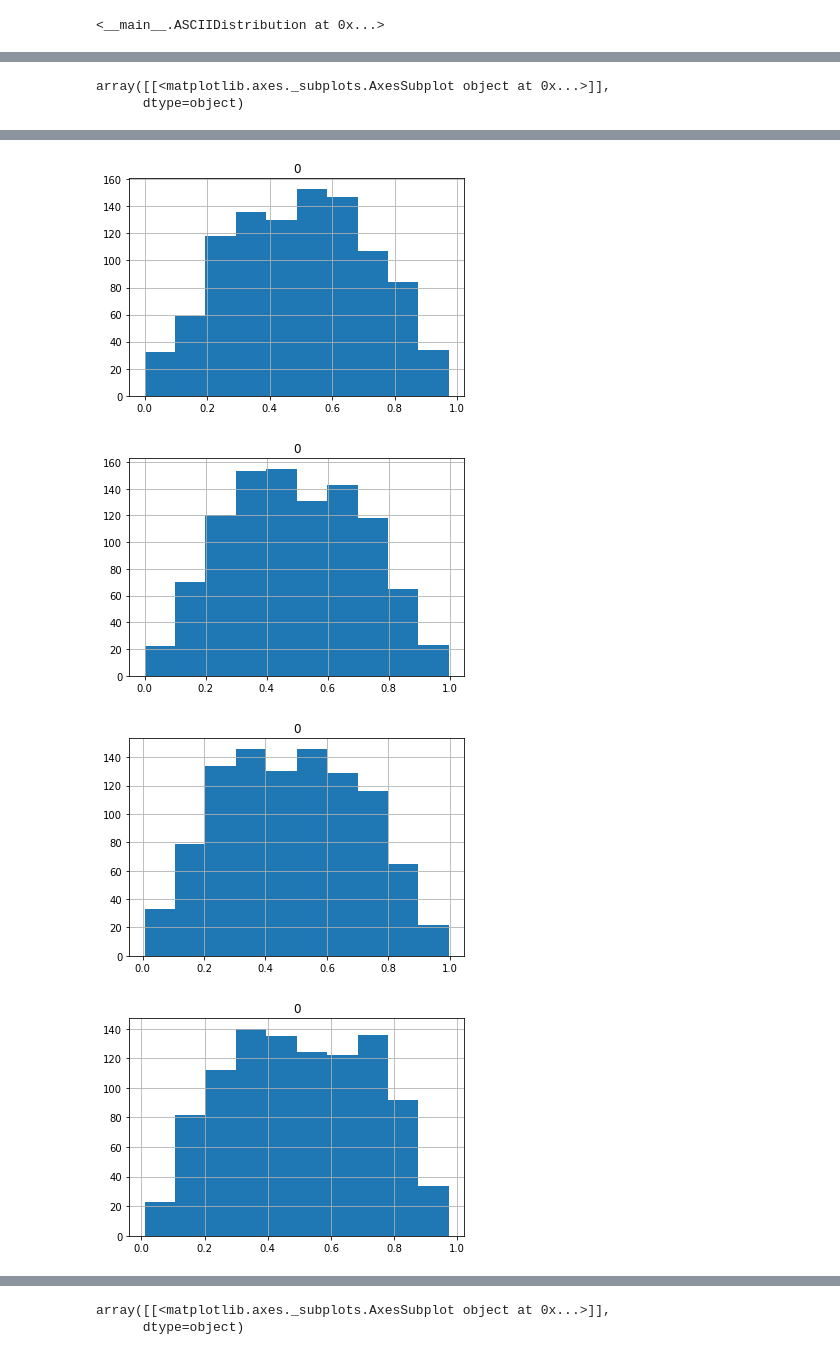
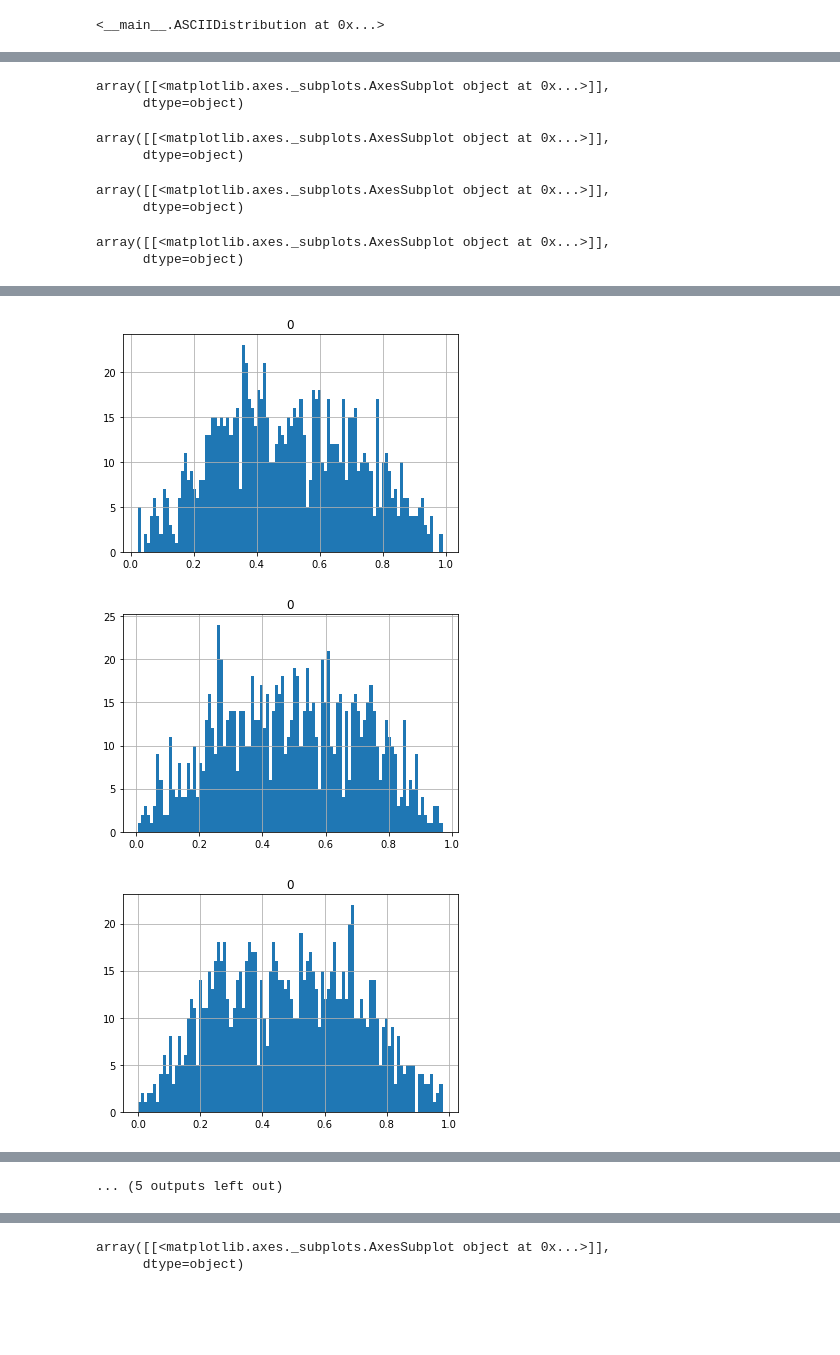
Before and after one commit to cab938/ascii_dist, a Jupyter notebook: ascii_dist.ipynb, the cells around one changed output, grey strips where cells are left out. Drawn from its saved outputs; the diff is of its cells as text; code cells hidden in the pictures; blank space fills up the shorter version.

Commit message:
now with more frequency!

```diff
--- a/ascii_dist.ipynb
+++ b/ascii_dist.ipynb
@@ -32,7 +32,7 @@ from zipfile import ZipFile
 class ASCIIDistribution:
     """Represents a probability distribution based on an ASCII diagram"""
 
-    def __init__(self, ascii_data):
+    def __init__(self, ascii_data, frequency='1S'):
         self.df = None
 
         # TODO: figure out how big the canvas should be from the size of the text entered
@@ -72,7 +72,7 @@ class ASCIIDistribution:
         pixels=pixels[~pixels.isna()]
         # add back in gaps as nans by resampling to a secon frequency
         pixels.index=pd.to_datetime(pixels.index,unit='s')
-        pixels=pixels.resample('1s').asfreq()
+        pixels=pixels.resample(frequency).asfreq()
 
         # interpolate to make distribution continuous
         pixels=pixels.interpolate(limit_direction="both")
@@ -109,4 +113,5 @@ class ASCIIDistribution:
 # %%
+%%timeit
 s=r'''
    _____
   /     \
@@ -114,8 +119,8 @@ s=r'''
 /         \ '''
 
 x=ASCIIDistribution(s)
-for j in range(0,5):
-    display(pd.DataFrame([x.sample() for i in range(0,1000)]).hist(bins=10))
+#for j in range(0,5):
+display(pd.DataFrame([x.sample() for i in range(0,1000)]).hist(bins=100))
 # %% [output]
 array([[<matplotlib.axes._subplots.AxesSubplot object at 0x...>]],
       dtype=object)
@@ -127,3 +132,9 @@ array([[<matplotlib.axes._subplots.AxesSubplot object at 0x...>]],
       dtype=object)
 array([[<matplotlib.axes._subplots.AxesSubplot object at 0x...>]],
       dtype=object)
+array([[<matplotlib.axes._subplots.AxesSubplot object at 0x...>]],
+      dtype=object)
+array([[<matplotlib.axes._subplots.AxesSubplot object at 0x...>]],
+      dtype=object)
+array([[<matplotlib.axes._subplots.AxesSubplot object at 0x...>]],
+      dtype=object)
@@ -130,4 +142,3 @@ array([[<matplotlib.axes._subplots.AxesSubplot object at 0x...>]],
-[figure, old version]
+[figure, new version]
-[figure, old version]
+[figure, new version]
-[figure, old version]
+[figure, new version]
-[figure, removed]
@@ -134,0 +145 @@ array([[<matplotlib.axes._subplots.AxesSubplot object at 0x...>]],
+... (5 outputs left out)
```
Also changed, not shown: parts of 3 cells of this notebook.
